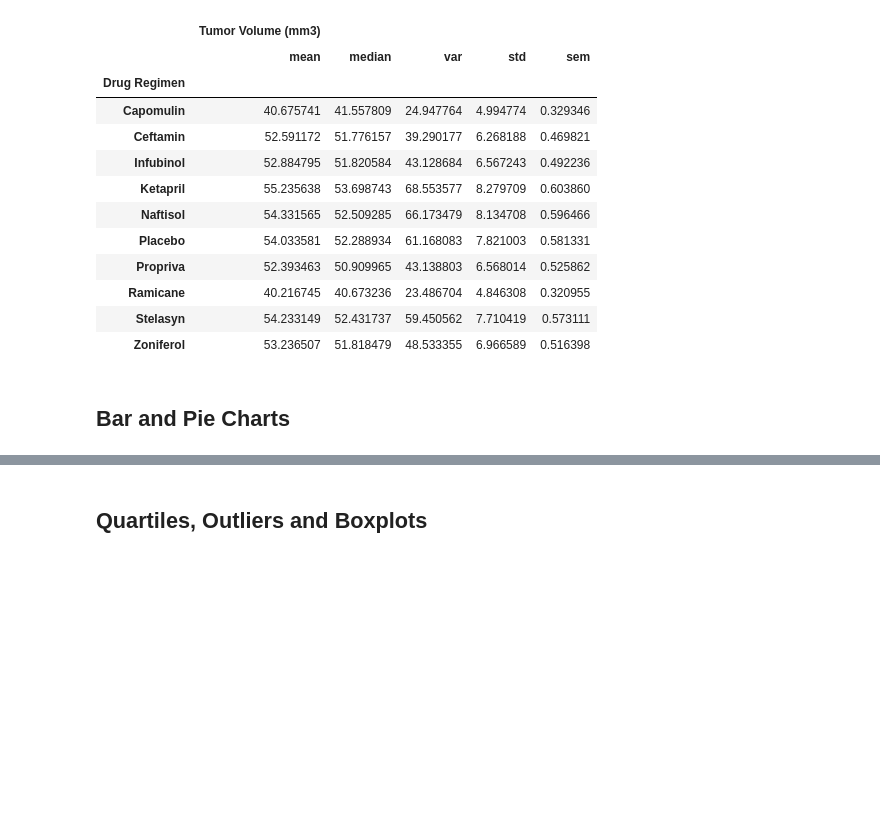
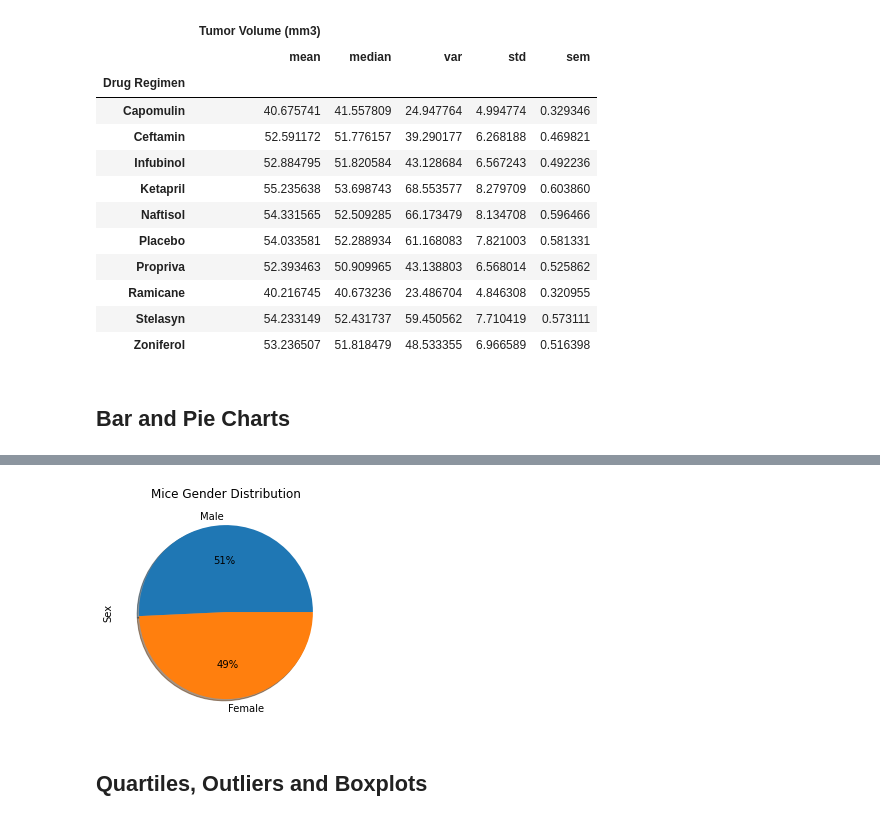
Before and after one commit to RUNTMC19/mathplotlib-challenge, a Jupyter notebook: pymaceuticals_starter.ipynb, the cells around one changed output, grey strips where cells are left out. Cells and saved outputs as stored; diff of their text form; code cells hidden in the pictures; blank space fills up the shorter version.

```diff
--- a/pymaceuticals_starter.ipynb
+++ b/pymaceuticals_starter.ipynb
@@ -154,5 +194,18 @@ mice_revise_df.groupby(['Drug Regimen']).agg(drug_agg_math)
 # %%
 # Generate a pie plot showing the distribution of female versus male mice using pyplot
+
+mice = mice_revise_df['Sex'].value_counts()
+gender = mice_revise_df['Sex'].value_counts().keys()
+
+plt.title("Mice Gender Distribution")
+plt.ylabel("Sex")
+
+plt.pie(mice, labels=gender, autopct="%1.0f%%", shadow=True)
+
+
+plt.show()
+# %% [output]
+[figure, added]
 # %% [markdown]
 ## Quartiles, Outliers and Boxplots
 # %%
```
Also changed, not shown: parts of 13 cells of this notebook.
